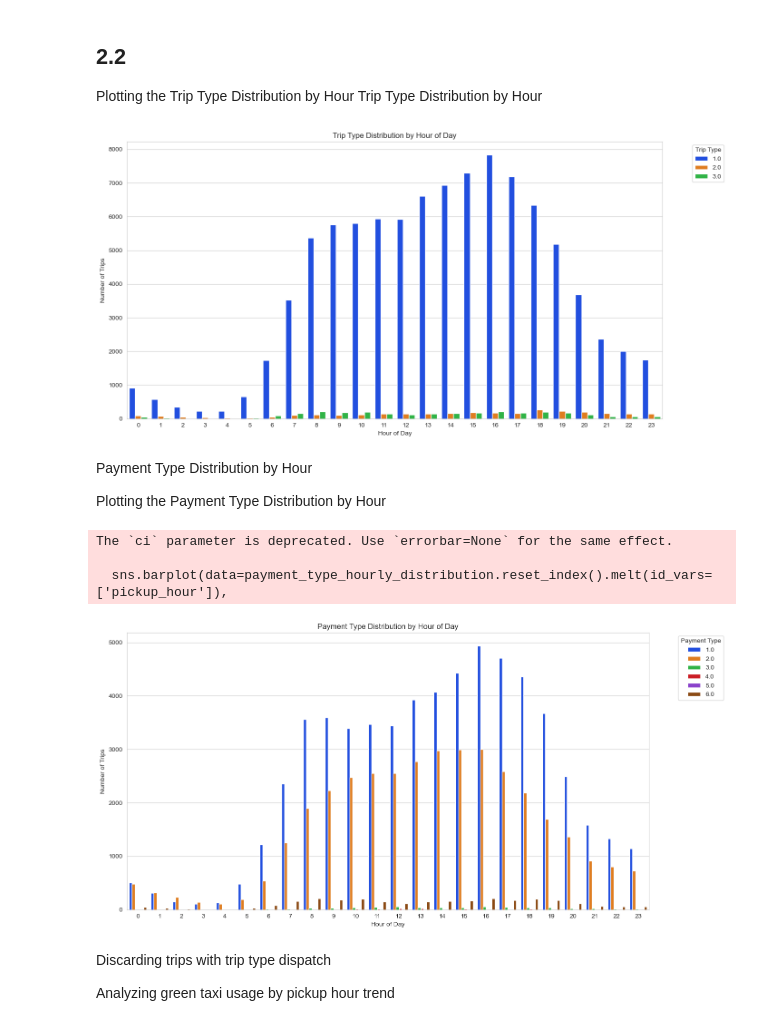
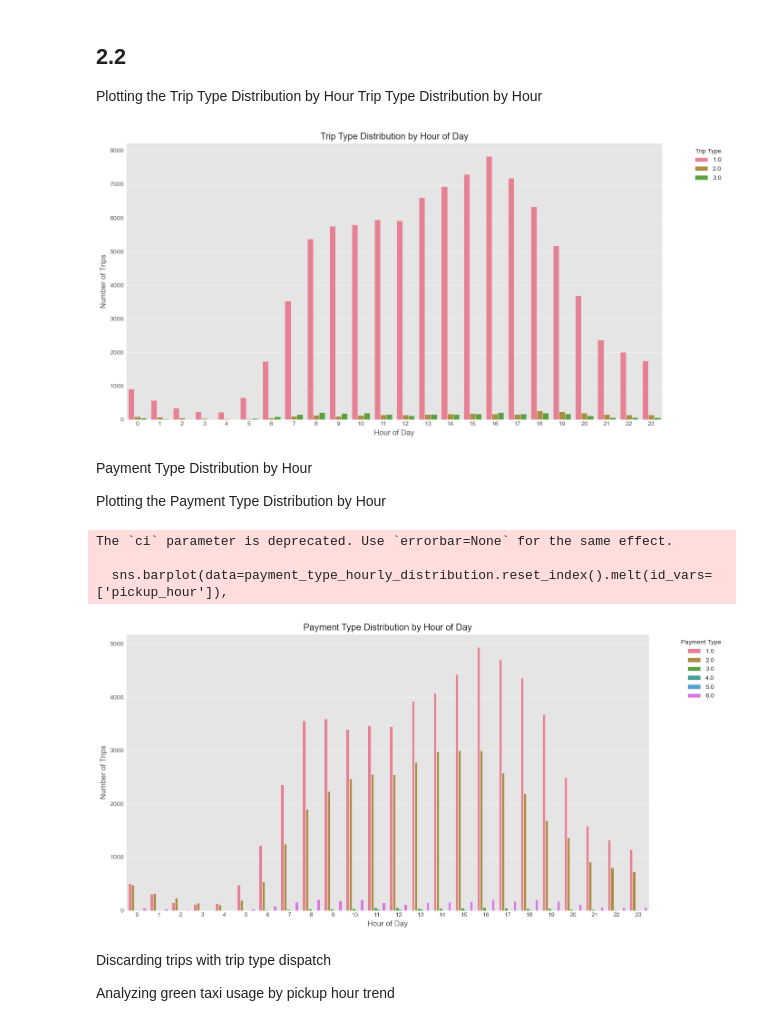
Before and after one commit to sagharrezanavaz/Transportation-Project, a Jupyter notebook: Project.ipynb, the cells around one changed output. Saved outputs shown, nothing was run; the diff lists cells and outputs as text; code cells hidden in the pictures.

```diff
--- a/Project.ipynb
+++ b/Project.ipynb
@@ -214,20 +214,21 @@ Plotting the Trip Type Distribution by Hour
 Trip Type Distribution by Hour
 # %%
 sns.set_style("whitegrid")
-plt.rcParams['axes.prop_cycle'] = plt.cycler(color=sns.color_palette("bright"))
+plt.style.use('ggplot')
+sns.set_palette('husl')
 trip_type_hourly_distribution = df_1.groupby(['pickup_hour', 'trip_type']).size().unstack(fill_value=0)
 plt.figure(figsize=(14, 7))
 sns.barplot(data=trip_type_hourly_distribution.reset_index().melt(id_vars=['pickup_hour']),
             x='pickup_hour', y='value', hue='trip_type', errorbar=None)
 plt.title('Trip Type Distribution by Hour of Day')
 plt.xlabel('Hour of Day')
 plt.ylabel('Number of Trips')
 plt.xticks(rotation=0)  # Rotate x-axis labels for better readability
 plt.legend(title='Trip Type', bbox_to_anchor=(1.05, 1), loc='upper left')
 plt.tight_layout()
 plt.show()
 # %% [output]
-[figure, old version]
+[figure, new version]
 # %% [markdown]
 
 Payment Type Distribution by Hour
@@ -250,7 +251,7 @@ plt.show()
 The `ci` parameter is deprecated. Use `errorbar=None` for the same effect.
 
   sns.barplot(data=payment_type_hourly_distribution.reset_index().melt(id_vars=['pickup_hour']),
-[figure, old version]
+[figure, new version]
 # %% [markdown]
 Discarding trips with trip type dispatch
 
```
Also changed, not shown: parts of 7 cells of this notebook, 1 other file.
